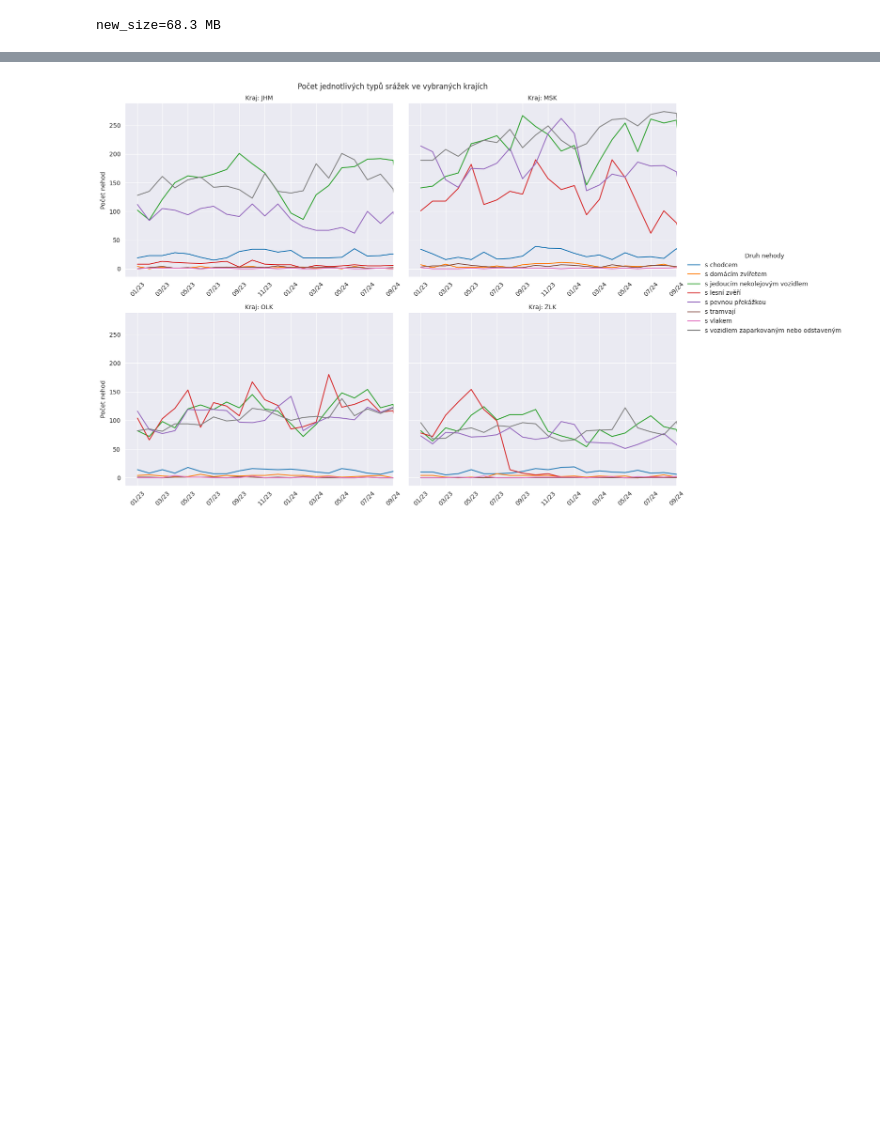
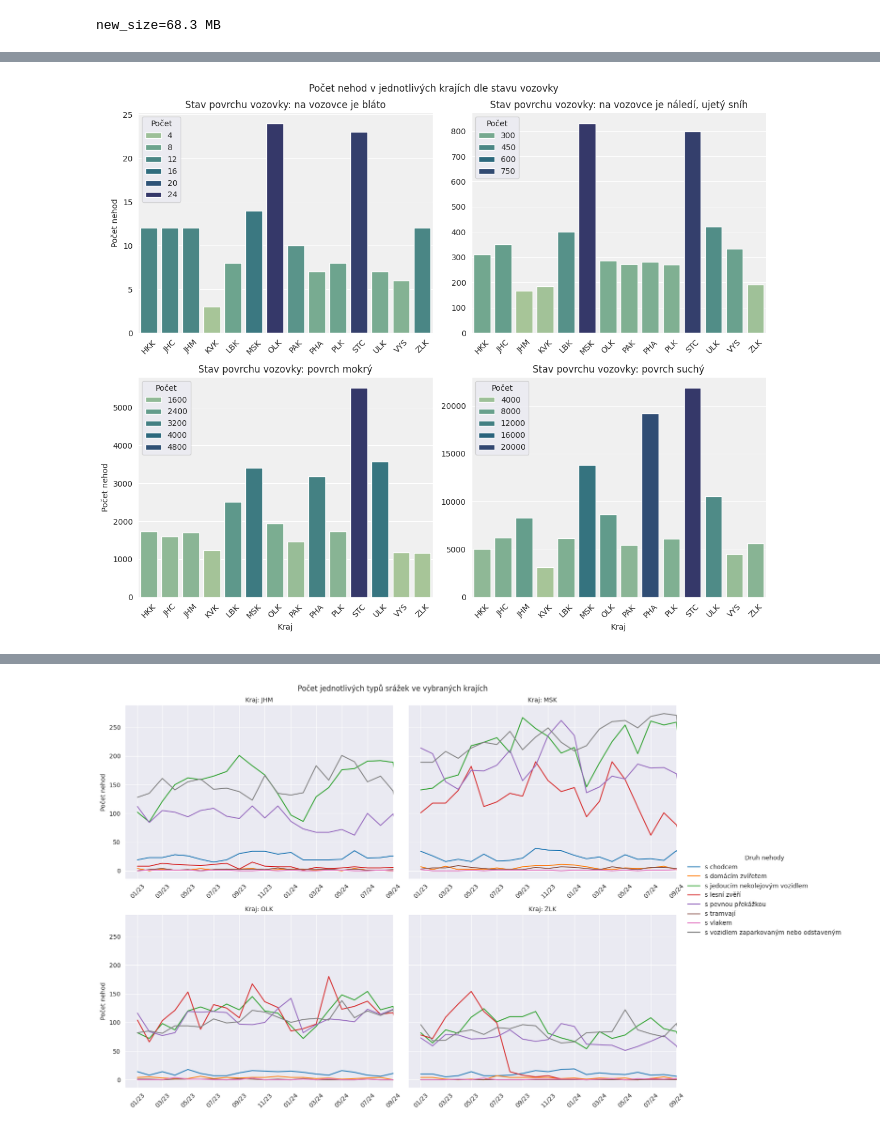
Before and after one commit to antiphyv2/FIT_IZV-PROJ, a Jupyter notebook: partTwo/analysis.ipynb, the cells around one changed output, grey strips where cells are left out. Saved outputs shown, nothing was run; the diff lists cells and outputs as text; code cells hidden in the pictures; blank space fills up the shorter version.

```diff
--- a/partTwo/analysis.ipynb
+++ b/partTwo/analysis.ipynb
@@ -106,3 +67,86 @@ plot_state(df2, "01_state.png")
+# %%
+def plot_state(df: pd.DataFrame, fig_location: str = None,
+                    show_figure: bool = False):
+
+    # Define road states dictionary for mapping
+    roadStates = {
+        1: "povrch suchý",
+        2: "povrch suchý",
+        3: "povrch mokrý",
+        4: "na vozovce je bláto",
+        5: "na vozovce je náledí, ujetý sníh",
+        6: "na vozovce je náledí, ujetý sníh",
+    }
+
+    # Create new column with road state based on mapping
+    df["roadStates"] = df["p16"].map(roadStates)
+
+    # Create new subdataset using groupy and size functions
+    roadsWithRegions = df.groupby(["region", "roadStates"]).size().reset_index(name="count")
+
+    # Create 2x2 grid of subplots
+    fig, axes = plt.subplots(2, 2, figsize=(12, 10))
+
+    # Flatten the grid to a 1D array for iteration
+    axes = axes.flatten()
+
+    # Set the title of the figure
+    fig.suptitle("Počet nehod v jednotlivých krajích dle stavu vozovky")
+
+    # Obtain all unique road states
+    roadStateList = roadsWithRegions["roadStates"].unique()
+
+    """
+    For Mr. Mrazek: I decided to iterate over axes and plot new graph using barplot for every subplot.
+    I know it would be easier to use just sns.catplot and define colwrap parameter for example to produce less code,
+    but in that case i could not use hue in general for all subplots,
+    becsuse each subgraph have different number of accidents and hue would not reflect that correctly,
+    maybe there is an option of creating custom hue scale for each subgraph, but this option of iterating over axes
+    and plotting each subplot separately with its hue seemed more clear to me. Thanks for understanding.
+    """
+
+    # Iterate over all subplots (roadStates)
+    for i, axe in enumerate(axes):
+
+        # Obtain data for current road state
+        currentRoadState = roadsWithRegions[roadsWithRegions["roadStates"] == roadStateList[i]]
+
+        # Plot barplot for each subplot with a color palette and hue based on count
+        sns.barplot(data=currentRoadState, x="region", y="count", ax=axe, palette="crest", hue="count")
+
+        # Set the style of the plot and background color
+        sns.set_style("darkgrid")
+        axe.set_facecolor('#f0f0f0')
+
+        # Set the legend title and location
+        axe.legend(title="Počet", loc="upper left")
+
+        # Set the title of the subplot based on road state
+        axe.set_title(f'Stav povrchu vozovky: {roadStateList[i]}')
+
+        # Rotate x axis labels for better readability
+        axe.tick_params(axis='x', rotation=45)
+
+        # Set labels for x and y axis based on subplot position
+        axe.set_xlabel("Kraj" if i >= 2 else "")
+        axe.set_ylabel("Počet nehod" if i % 2 == 0 else "")
+
+    # Use tight layout for better spacing
+    plt.tight_layout()
+
+    # Save the figure if location is provided
+    if(fig_location):
+        plt.savefig(fig_location)
+
+    # If True, show the figure
+    if(show_figure):
+        plt.show()
+
+
+
+plot_state(df2, "01_state.png")
+# %% [output]
+[figure, added]
 # %%
 def plot_alcohol(df: pd.DataFrame, df_consequences : pd.DataFrame,
                  fig_location: str = None, show_figure: bool = False):
```
Also changed, not shown: parts of 3 cells of this notebook, 1 other file.
